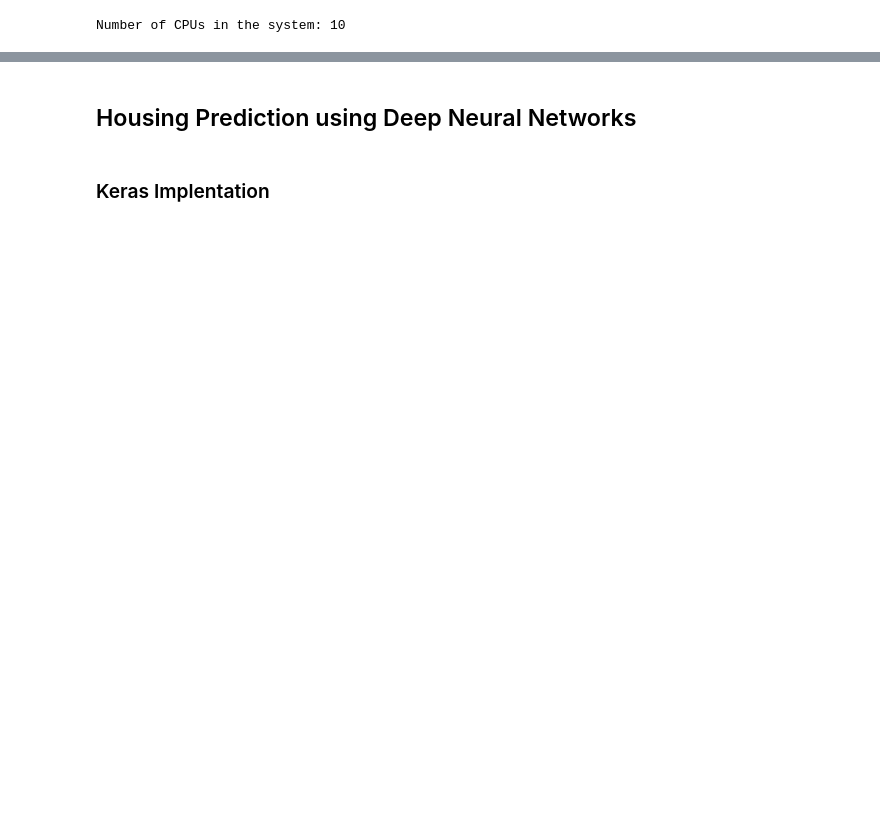
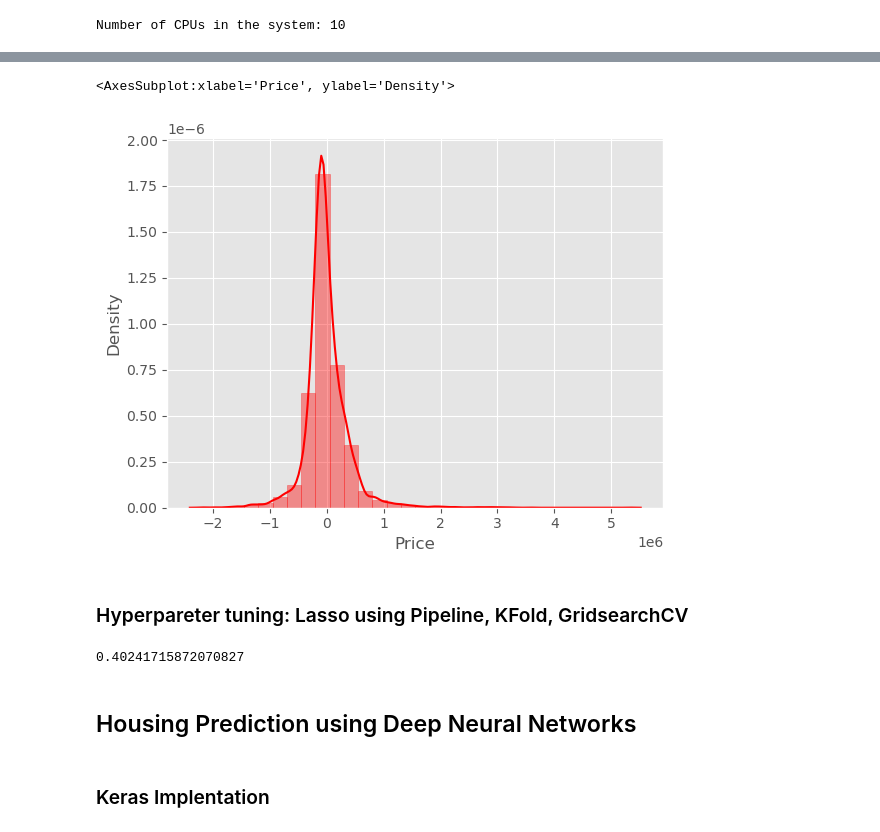
Before and after one commit to JacobJ215/Melbourne-Housing-Price-Prediction, a Jupyter notebook: housing_price_prediction.ipynb, the cells around one changed output, grey strips where cells are left out. Saved outputs shown, nothing was run; the diff lists cells and outputs as text; code cells hidden in the pictures; blank space fills up the shorter version.

Commit message:
added Pipeline Implementation

```diff
--- a/housing_price_prediction.ipynb
+++ b/housing_price_prediction.ipynb
@@ -409,0 +436,8 @@ KeyboardInterrupt:
+# %%
+plt.style.use('ggplot')
+sns.distplot((y_test-predicted), bins=30, color="r", hist_kws=dict(edgecolor="r"))
+# %% [output]
+<AxesSubplot:xlabel='Price', ylabel='Density'>
+[figure, added]
+# %% [markdown]
+### Hyperpareter tuning: Lasso using Pipeline, KFold, GridsearchCV
@@ -410,3 +476,9 @@ KeyboardInterrupt:
+# %%
+from sklearn.metrics import r2_score
+y_predict = grid.predict(X_test)
+r2_score(y_test, y_predict)
+# %% [output]
+0.40241715872070827
 # %% [markdown]
 ## Housing Prediction using Deep Neural Networks
 # %% [markdown]
```
Also changed, not shown: parts of 27 cells of this notebook.
